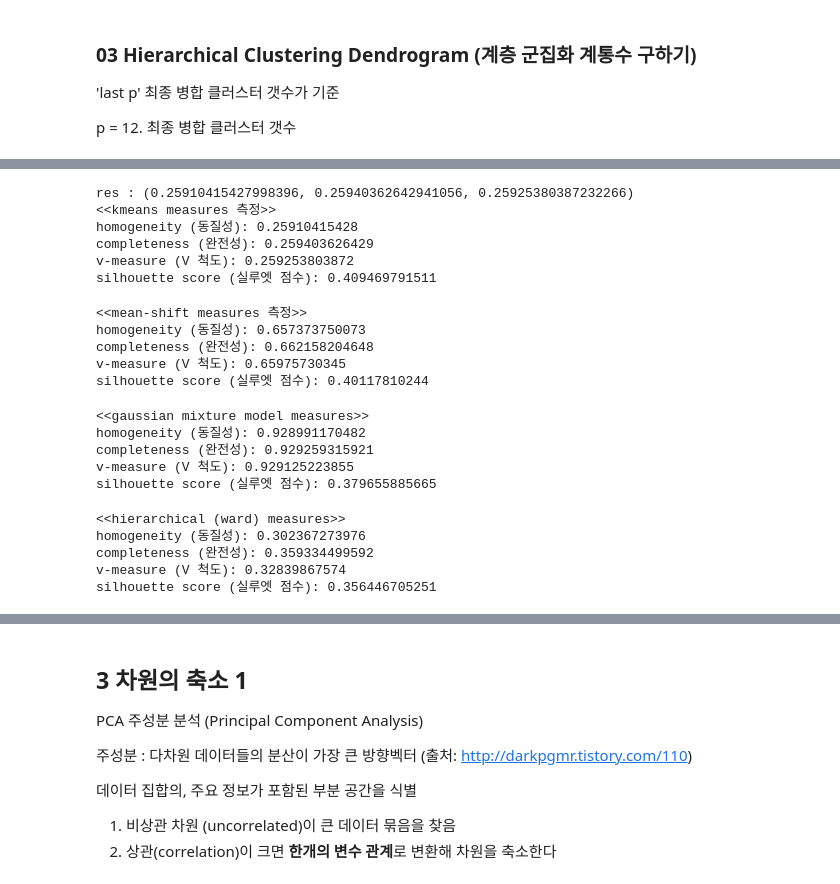
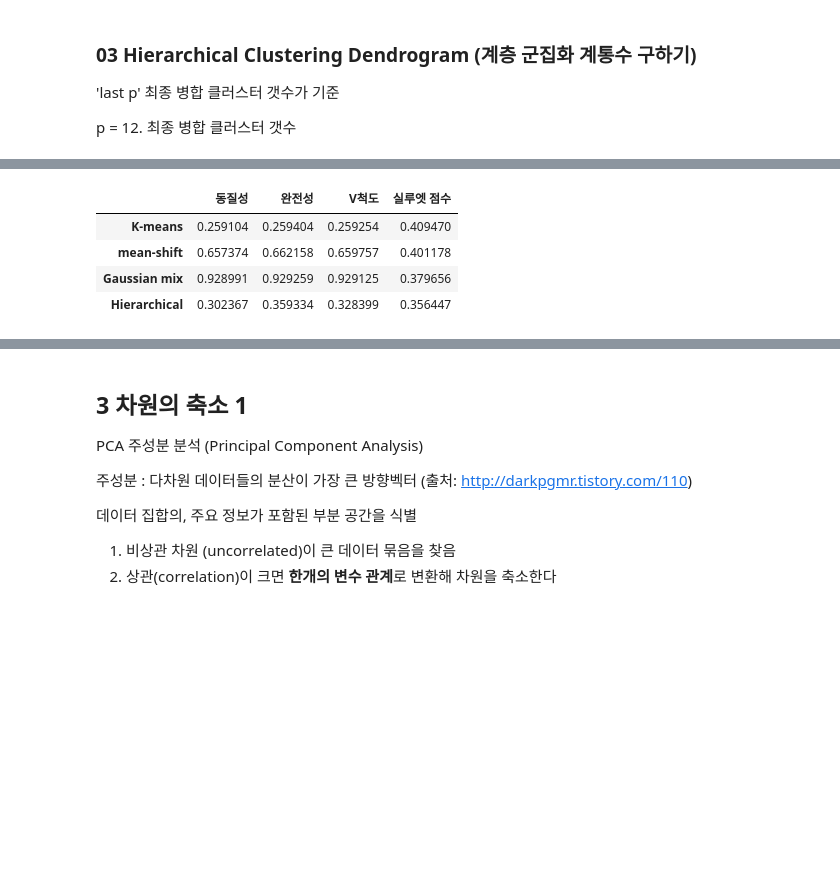
Before and after one commit to Queie/TensorFlow, a Jupyter notebook: Web/02.Unsupervised.ipynb, the cells around one changed output, grey strips where cells are left out. Saved outputs shown, nothing was run; the diff lists cells and outputs as text; code cells hidden in the pictures; blank space fills up the shorter version.

```diff
--- a/Web/02.Unsupervised.ipynb
+++ b/Web/02.Unsupervised.ipynb
@@ -238,64 +239,3 @@ plt.show()
 l1 = np.zeros(100)
 l2 = np.ones(100)
 labels = np.concatenate((l1,l2),)
-# %%
-from sklearn.metrics import homogeneity_completeness_v_measure
-from sklearn.metrics import silhouette_score
-
-# K-meand 의 품질측정
-res = homogeneity_completeness_v_measure(labels, pred_kmeans)
-print('res :', res)
-print ('<<kmeans measures 측정>>',
-       '\nhomogeneity (동질성):',res[0],
-       '\ncompleteness (완전성):',res[1],
-       '\nv-measure (V 척도):',res[2],
-       '\nsilhouette score (실루엣 점수):',silhouette_score(X,pred_kmeans))
-# %% [output]
-res : (0.25910415427998396, 0.25940362642941056, 0.25925380387232266)
-<<kmeans measures 측정>>
-homogeneity (동질성): 0.25910415428
-completeness (완전성): 0.259403626429
-v-measure (V 척도): 0.259253803872
-silhouette score (실루엣 점수): 0.409469791511
-# %%
-# Mean-shift 의 품질측정
-res = homogeneity_completeness_v_measure(labels,pred_ms)
-print ('<<mean-shift measures 측정>>',
-       '\nhomogeneity (동질성):',res[0],
-       '\ncompleteness (완전성):',res[1],
-       '\nv-measure (V 척도):',res[2],
-       '\nsilhouette score (실루엣 점수):',silhouette_score(X,pred_ms))
-# %% [output]
-<<mean-shift measures 측정>>
-homogeneity (동질성): 0.657373750073
-completeness (완전성): 0.662158204648
-v-measure (V 척도): 0.65975730345
-silhouette score (실루엣 점수): 0.40117810244
-# %%
-# 가오시안 혼합모델 품질측정
-res = homogeneity_completeness_v_measure(labels,pred_gmm)
-print ('<<gaussian mixture model measures>>',
-       '\nhomogeneity (동질성):',res[0],
-       '\ncompleteness (완전성):',res[1],
-       '\nv-measure (V 척도):',res[2],
-       '\nsilhouette score (실루엣 점수):',silhouette_score(X,pred_gmm))
-# %% [output]
-<<gaussian mixture model measures>>
-homogeneity (동질성): 0.928991170482
-completeness (완전성): 0.929259315921
-v-measure (V 척도): 0.929125223855
-silhouette score (실루엣 점수): 0.379655885665
-# %%
-# 계층도 모델 품질측정
-res = homogeneity_completeness_v_measure(labels,pred_h)
-print ('<<hierarchical (ward) measures>>',
-       '\nhomogeneity (동질성):',res[0],
-       '\ncompleteness (완전성):',res[1],
-       '\nv-measure (V 척도):',res[2],
-       '\nsilhouette score (실루엣 점수):',silhouette_score(X,pred_h))
-# %% [output]
-<<hierarchical (ward) measures>>
-homogeneity (동질성): 0.302367273976
-completeness (완전성): 0.359334499592
-v-measure (V 척도): 0.32839867574
-silhouette score (실루엣 점수): 0.356446705251
@@ -301,0 +252,12 @@ silhouette score (실루엣 점수): 0.356446705251
+# %%
+import pandas as pd
+report = pd.DataFrame(res, index = ['K-means','mean-shift', 'Gaussian mix','Hierarchical'],
+                      columns=['동질성', '완전성','V척도'])
+report['실루엣 점수'] = sil
+report
+# %% [output]
+|  | 동질성 | 완전성 | V척도 | 실루엣 점수 |
+| K-means | 0.259104 | 0.259404 | 0.259254 | 0.409470 |
+| mean-shift | 0.657374 | 0.662158 | 0.659757 | 0.401178 |
+| Gaussian mix | 0.928991 | 0.929259 | 0.929125 | 0.379656 |
+| Hierarchical | 0.302367 | 0.359334 | 0.328399 | 0.356447 |
```
Also changed, not shown: parts of 17 cells of this notebook.
